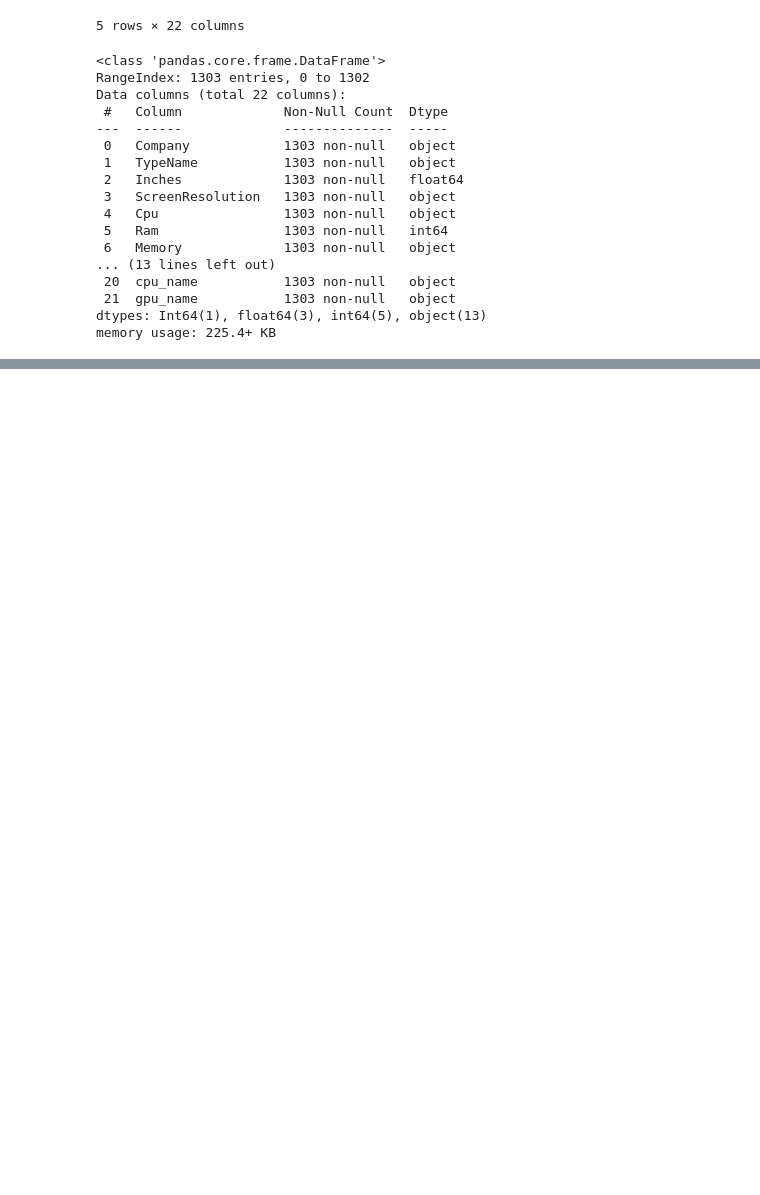
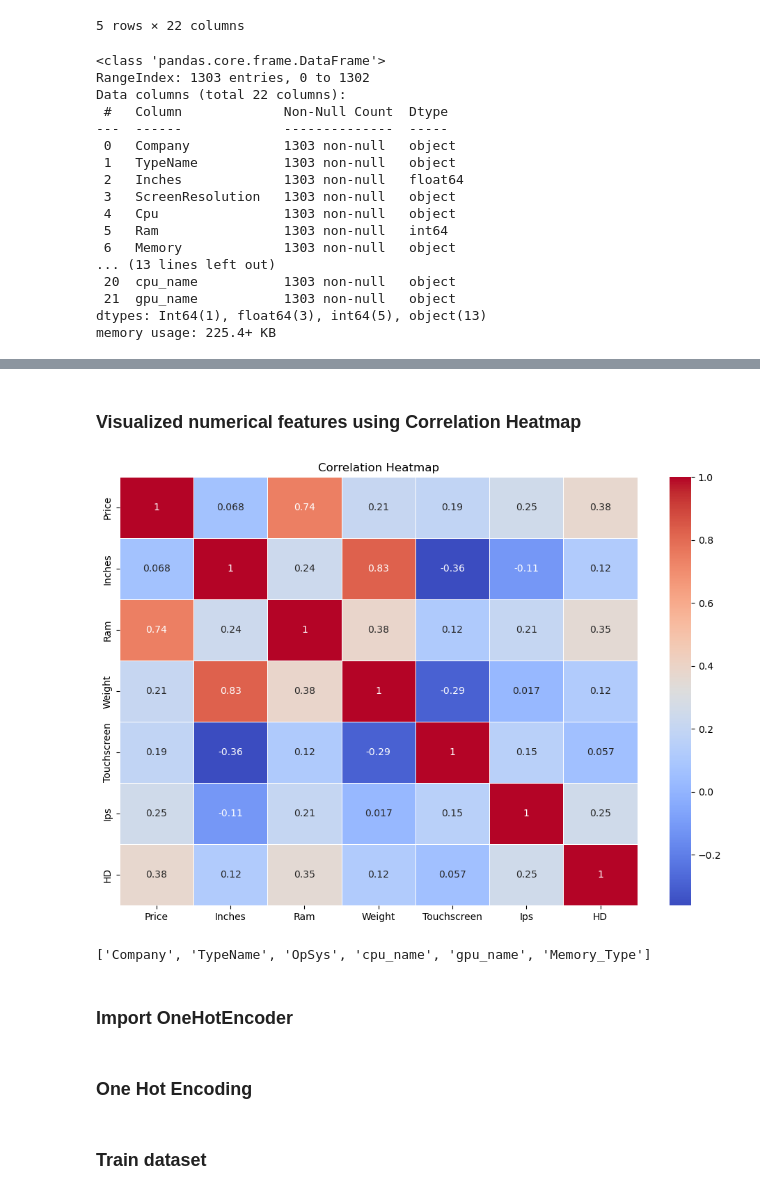
Before and after one commit to Ddasunsandeepa/laptop_price_predictor_project, a Jupyter notebook: notebooks/FC212036_Dileesha/DecisionTree.ipynb, the cells around one changed output, grey strips where cells are left out. Cells and saved outputs as stored; diff of their text form; code cells hidden in the pictures; blank space fills up the shorter version.

```diff
--- a/notebooks/FC212036_Dileesha/DecisionTree.ipynb
+++ b/notebooks/FC212036_Dileesha/DecisionTree.ipynb
@@ -574,0 +649,4 @@ print(numerical_features)
+# %%
+cols = df.columns.tolist()
+cols.insert(0, cols.pop(cols.index('Price')))
+df = df[cols]
@@ -574,0 +664,10 @@ print(numerical_features)
+# %% [markdown]
+### Visualized numerical features using Correlation Heatmap
+# %%
+cor_matrix= df[numerical_features].corr()
+plt.figure(figsize=(12, 8))  # Set the figure size
+sns.heatmap(cor_matrix, annot=True, cmap='coolwarm', linewidths=0.5)
+plt.title('Correlation Heatmap')
+plt.show()
+# %% [output]
+[figure, added]
@@ -574,0 +676,6 @@ print(numerical_features)
+# %%
+print(categorical_features)
+# %% [output]
+['Company', 'TypeName', 'OpSys', 'cpu_name', 'gpu_name', 'Memory_Type']
+# %% [markdown]
+### Import OneHotEncoder
@@ -574,0 +689,2 @@ print(numerical_features)
+# %% [markdown]
+### One Hot Encoding
@@ -574,0 +707,2 @@ print(numerical_features)
+# %% [markdown]
+### Train dataset
```
Also changed, not shown: parts of 31 cells of this notebook.
